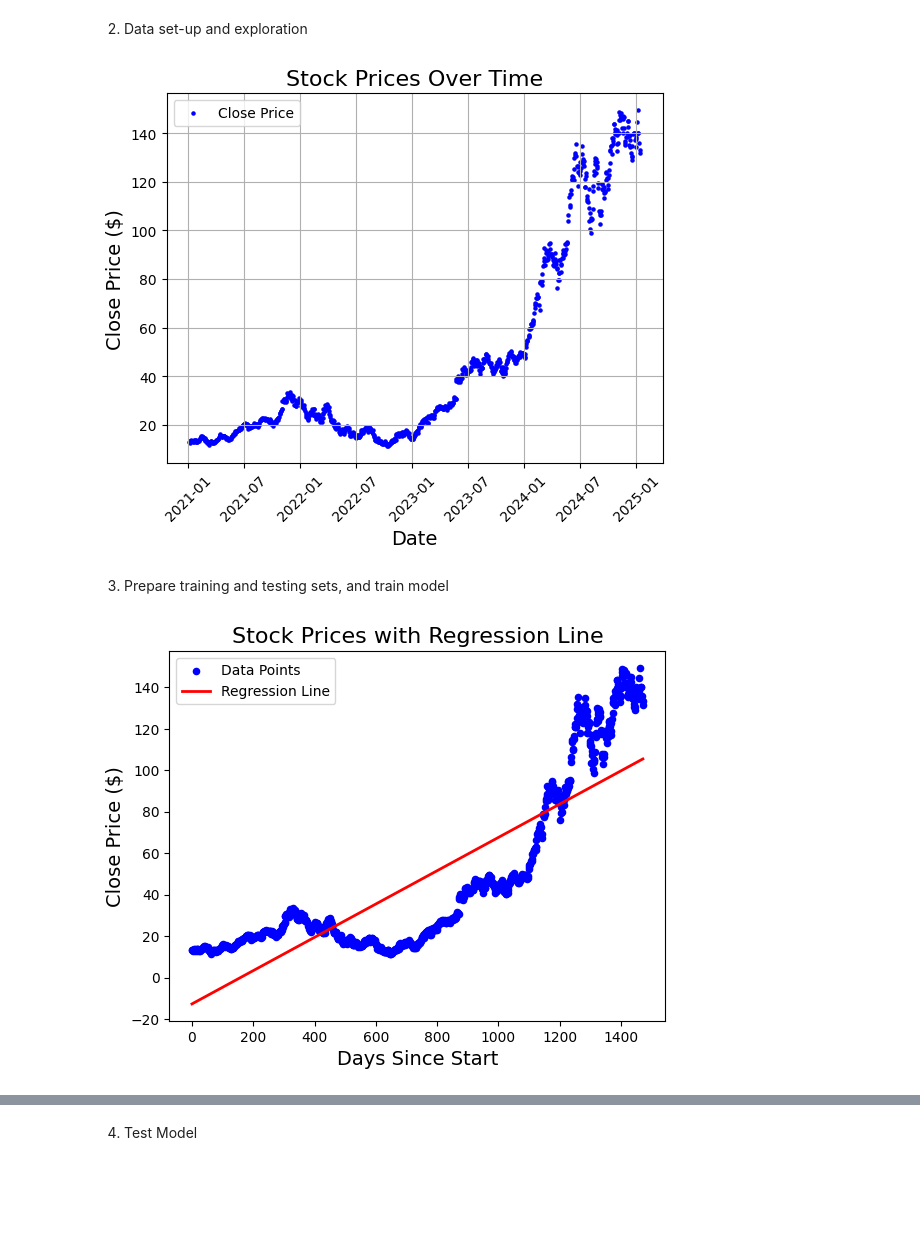
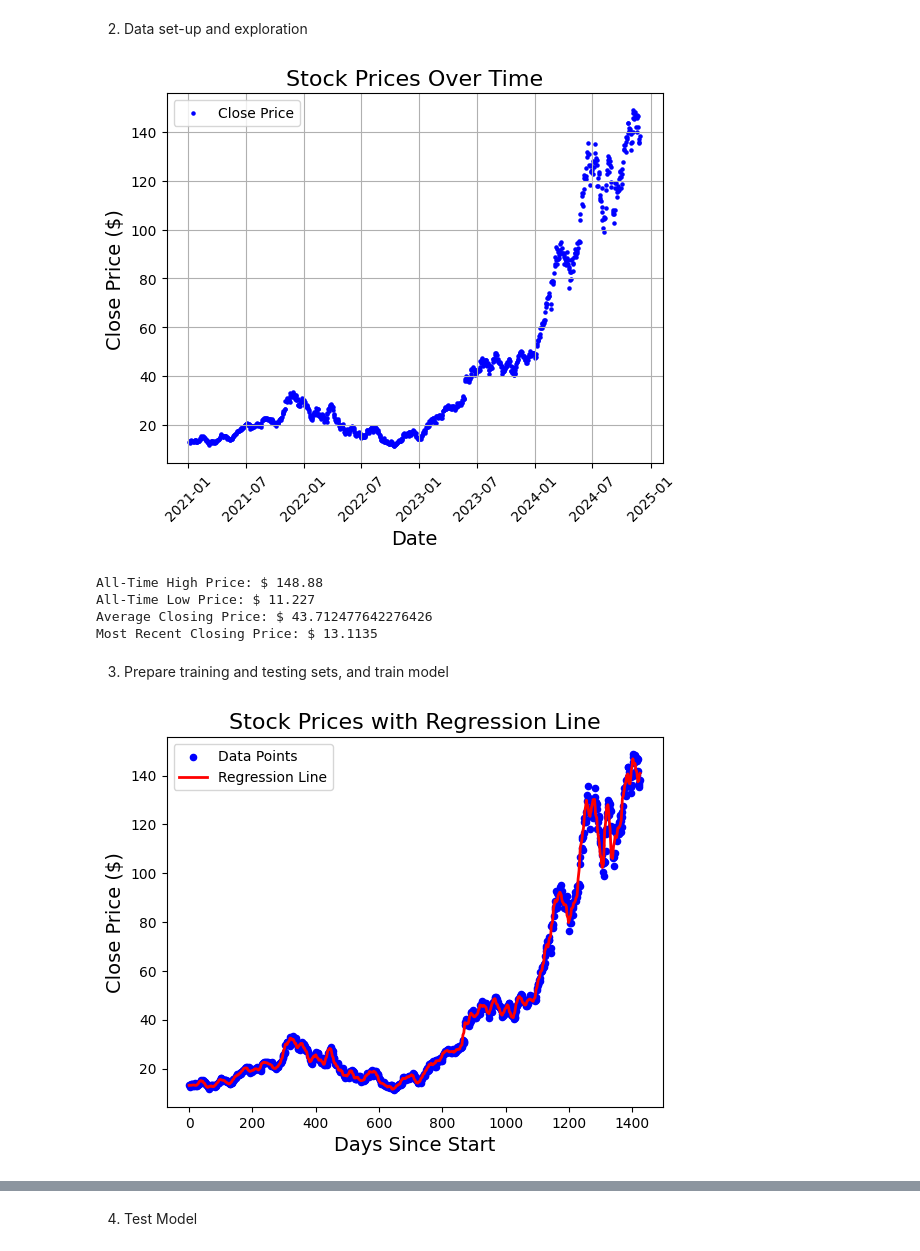
Before and after one commit to gabrielrosendo/CST-425, a Jupyter notebook: Performance Predictions/StockPrediction.ipynb, the cells around one changed output, grey strips where cells are left out. Saved outputs shown, nothing was run; the diff lists cells and outputs as text; code cells hidden in the pictures; blank space fills up the shorter version.

```diff
--- a/Performance Predictions/StockPrediction.ipynb
+++ b/Performance Predictions/StockPrediction.ipynb
@@ -28,8 +31,13 @@ reference_date = data['Date'].min()
 # Calculate days since the reference date
 data['Days'] = (data['Date'] - reference_date).dt.days
 
+data['7_day_avg'] = data['Close/Last'].rolling(window=7).mean()
+data['30_day_avg'] = data['Close/Last'].rolling(window=30).mean()
+
+data = data.dropna()
+
 # Extract X and Y
-X = data['Days']  # Days as numeric values
+X = data[['Days', '7_day_avg', '30_day_avg']]  # Multiple features
 y= data['Close/Last']
 
 # Plot the data using scatter plot
@@ -43,37 +51,50 @@ plt.xticks(rotation=45)  # Rotate x-axis labels for better readability
 plt.grid(True)  # Add grid for better visualization
 plt.legend()  # Add legend for clarity
 plt.show()  # Display the scatter plot
+
+# Useful info about the data
+# Calculate key statistics
+all_time_high = data['Close/Last'].max()
+all_time_low = data['Close/Last'].min()
+average_price = data['Close/Last'].mean()
+most_recent_close = data['Close/Last'].iloc[-1]
+
+print("All-Time High Price: $", all_time_high)
+print("All-Time Low Price: $", all_time_low)
+print("Average Closing Price: $", average_price)
+print("Most Recent Closing Price: $", most_recent_close)
 # %% [output]
-[figure, old version]
+[figure, new version]
+All-Time High Price: $ 148.88
+All-Time Low Price: $ 11.227
+Average Closing Price: $ 43.712477642276426
+Most Recent Closing Price: $ 13.1135
 # %% [markdown]
 3. Prepare training and testing sets, and train model
 # %%
 # Split data into training and testing set
 X_train, X_test, y_train, y_test = train_test_split(X, y, train_size=0.8, test_size=0.2)
 
-# Reshape X_train and X_test to be 2-dimensional
-X_train = X_train.values.reshape(-1, 1)
-X_test = X_test.values.reshape(-1, 1)
 
 model = LinearRegression()
 model.fit(X_train, y_train)
 
 # Plot the data points
-plt.scatter(X, y, label='Data Points', color='blue', marker='o', s=20)  # Smaller dots for data points
+plt.scatter(X['Days'], y, label='Data Points', color='blue', marker='o', s=20)  # Smaller dots for data points
 
 # Generate predictions for the regression line
-X_sorted = X.sort_values().values.reshape(-1, 1)
-y_pred = model.predict(X_sorted)  # Predict using the trained model
+X_sorted = X.sort_values(by='Days')
+y_pred = model.predict(X_sorted)
 
 # Plot the regression line
-plt.plot(X_sorted, y_pred, label='Regression Line', color='red', linewidth=2)  # Red line for regression
+plt.plot(X_sorted['Days'], y_pred, label='Regression Line', color='red', linewidth=2)  # Red line for regression
 
 # Add labels, title, and legend
 plt.title('Stock Prices with Regression Line', fontsize=16)  # Title
 plt.xlabel('Days Since Start', fontsize=14)  # X-axis label
 plt.ylabel('Close Price ($)', fontsize=14)  # Y-axis label
 plt.legend()  # Show legend
 
 plt.show()
 # %% [output]
-[figure, old version]
+[figure, new version]
```
Also changed, not shown: parts of 11 cells of this notebook.
